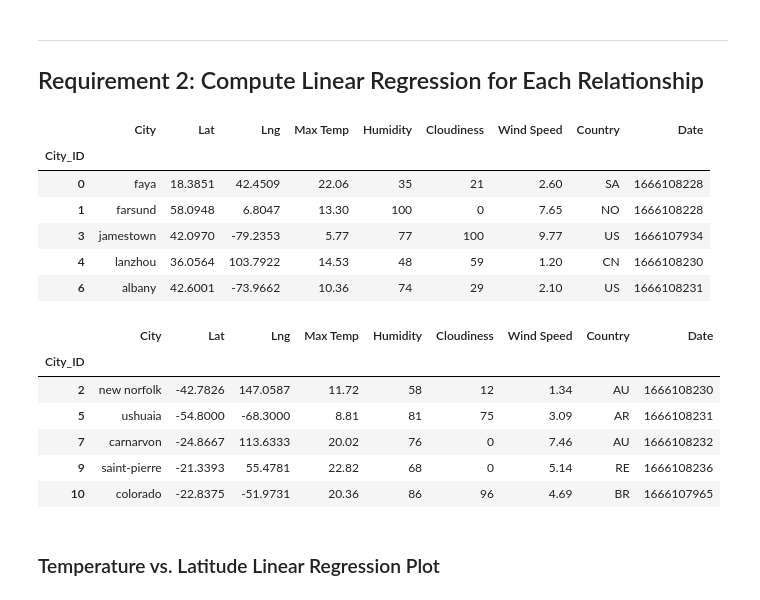
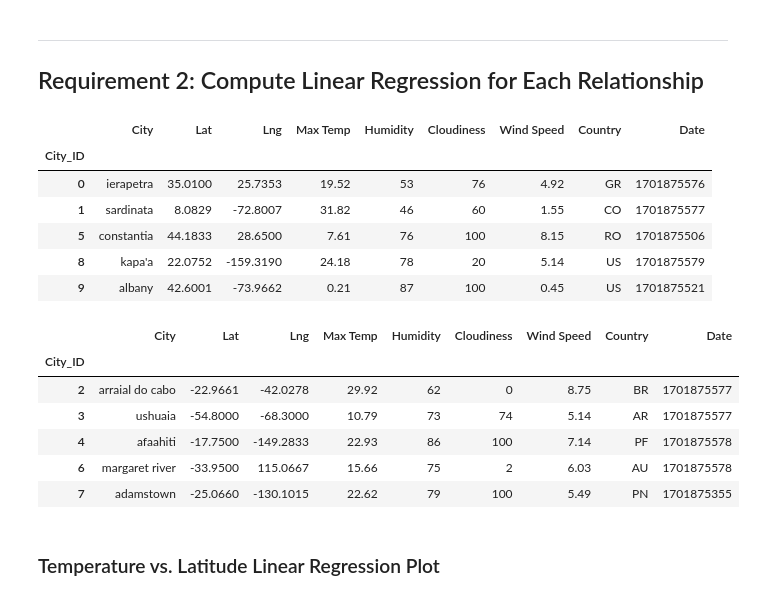
Before and after one commit to samwallach7/6-python-api-challenge, a Jupyter notebook: WeatherPy/WeatherPy_SW.ipynb, the cells around one changed output. Cells and saved outputs as stored; diff of their text form; code cells hidden in the pictures.

```diff
--- a/WeatherPy/WeatherPy_SW.ipynb
+++ b/WeatherPy/WeatherPy_SW.ipynb
@@ -259,30 +274,29 @@ plt.show()
 # %%
 # Create a DataFrame with the Northern Hemisphere data (Latitude >= 0)
-# YOUR CODE HERE
-
+northern_hemi_df = pd.DataFrame(city_data_df.loc[(city_data_df["Lat"]>=0),:])
 # Display sample data
 northern_hemi_df.head()
 # %% [output]
 |  | City | Lat | Lng | Max Temp | Humidity | Cloudiness | Wind Speed | Country | Date |
 | City_ID |  |  |  |  |  |  |  |  |  |
-| 0 | faya | 18.3851 | 42.4509 | 22.06 | 35 | 21 | 2.60 | SA | 1666108228 |
-| 1 | farsund | 58.0948 | 6.8047 | 13.30 | 100 | 0 | 7.65 | NO | 1666108228 |
-| 3 | jamestown | 42.0970 | -79.2353 | 5.77 | 77 | 100 | 9.77 | US | 1666107934 |
-| 4 | lanzhou | 36.0564 | 103.7922 | 14.53 | 48 | 59 | 1.20 | CN | 1666108230 |
-| 6 | albany | 42.6001 | -73.9662 | 10.36 | 74 | 29 | 2.10 | US | 1666108231 |
+| 0 | ierapetra | 35.0100 | 25.7353 | 19.52 | 53 | 76 | 4.92 | GR | 1701875576 |
+| 1 | sardinata | 8.0829 | -72.8007 | 31.82 | 46 | 60 | 1.55 | CO | 1701875577 |
+| 5 | constantia | 44.1833 | 28.6500 | 7.61 | 76 | 100 | 8.15 | RO | 1701875506 |
+| 8 | kapa'a | 22.0752 | -159.3190 | 24.18 | 78 | 20 | 5.14 | US | 1701875579 |
+| 9 | albany | 42.6001 | -73.9662 | 0.21 | 87 | 100 | 0.45 | US | 1701875521 |
 # %%
 # Create a DataFrame with the Southern Hemisphere data (Latitude < 0)
-# YOUR CODE HERE
+southern_hemi_df = pd.DataFrame(city_data_df.loc[(city_data_df["Lat"]<0),:])
 
 # Display sample data
 southern_hemi_df.head()
 # %% [output]
 |  | City | Lat | Lng | Max Temp | Humidity | Cloudiness | Wind Speed | Country | Date |
 | City_ID |  |  |  |  |  |  |  |  |  |
-| 2 | new norfolk | -42.7826 | 147.0587 | 11.72 | 58 | 12 | 1.34 | AU | 1666108230 |
-| 5 | ushuaia | -54.8000 | -68.3000 | 8.81 | 81 | 75 | 3.09 | AR | 1666108231 |
-| 7 | carnarvon | -24.8667 | 113.6333 | 20.02 | 76 | 0 | 7.46 | AU | 1666108232 |
-| 9 | saint-pierre | -21.3393 | 55.4781 | 22.82 | 68 | 0 | 5.14 | RE | 1666108236 |
-| 10 | colorado | -22.8375 | -51.9731 | 20.36 | 86 | 96 | 4.69 | BR | 1666107965 |
+| 2 | arraial do cabo | -22.9661 | -42.0278 | 29.92 | 62 | 0 | 8.75 | BR | 1701875577 |
+| 3 | ushuaia | -54.8000 | -68.3000 | 10.79 | 73 | 74 | 5.14 | AR | 1701875577 |
+| 4 | afaahiti | -17.7500 | -149.2833 | 22.93 | 86 | 100 | 7.14 | PF | 1701875578 |
+| 6 | margaret river | -33.9500 | 115.0667 | 15.66 | 75 | 2 | 6.03 | AU | 1701875578 |
+| 7 | adamstown | -25.0660 | -130.1015 | 22.62 | 79 | 100 | 5.49 | PN | 1701875355 |
 # %% [markdown]
 ###  Temperature vs. Latitude Linear Regression Plot
```
Also changed, not shown: parts of 35 cells of this notebook, 7 other files.
